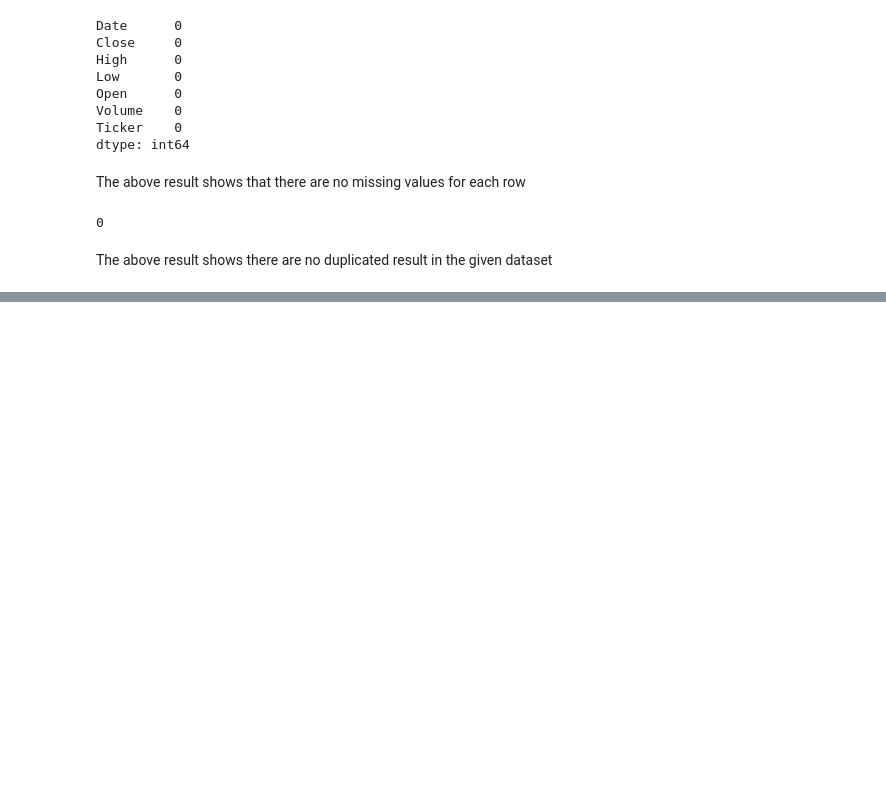
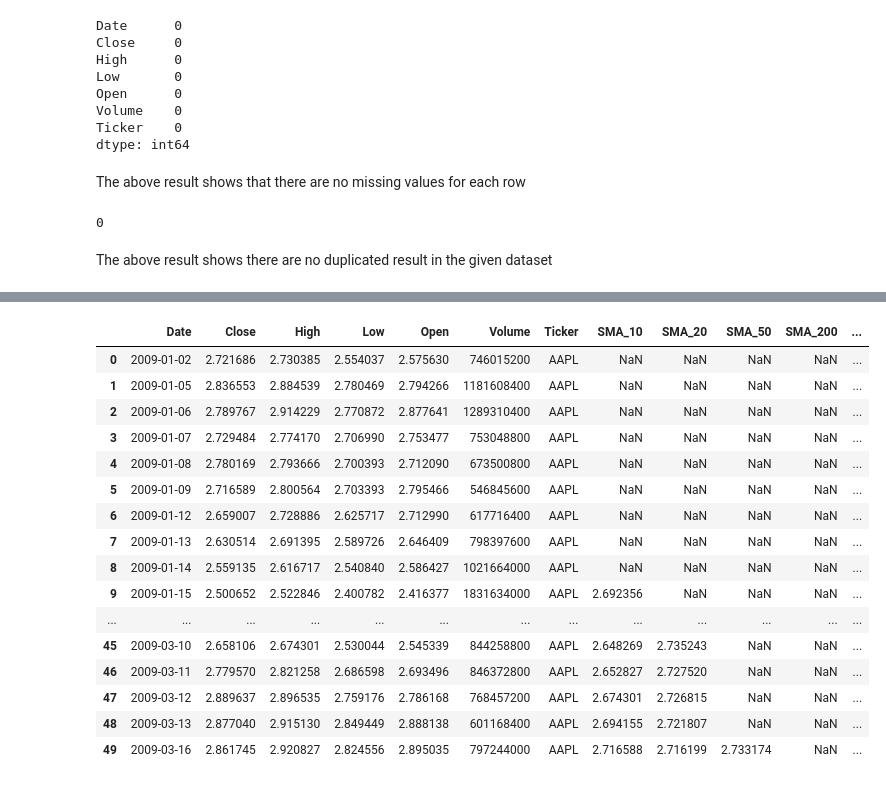
Before and after one commit to hawi088/News-Sentiment, a Jupyter notebook: notebooks/task2_eda.ipynb, the cells around one changed output, grey strips where cells are left out. Drawn from its saved outputs; the diff is of its cells as text; code cells hidden in the pictures; blank space fills up the shorter version.

```diff
--- a/notebooks/task2_eda.ipynb
+++ b/notebooks/task2_eda.ipynb
@@ -94,3 +95,16 @@ print(df.duplicated().sum())
 0
 # %% [markdown]
 The above result shows there are no duplicated result in the given dataset
+# %%
+#now let us prepare our (AAPL) for TA-Lib
+aapl = df_all_stocks[df_all_stocks['Ticker'] =='AAPL'].copy()
+aapl.head()
+#now lets order th data by date
+aapl=aapl.sort_values('Date').reset_index(drop=True)
+# %%
+close_prices = aapl['Close'].values
+high_prices =aapl['High'].values
+low_prices=aapl['Low'].values
+open_prices=aapl['Open'].values
+volumes=aapl['Volume'].values
+close_prices[:5]
@@ -96,0 +132,7 @@ The above result shows there are no duplicated result in the given dataset
+# %%
+#Simple Moving Average (SMA) for 10, 20, 50, and 200 days
+aapl['SMA_10'] = aapl['Close'].rolling(window=10).mean()
+aapl['SMA_20'] = aapl['Close'].rolling(window=20).mean()
+aapl['SMA_50'] = aapl['Close'].rolling(window=50).mean()
+aapl['SMA_200'] = aapl['Close'].rolling(window=200).mean()
+aapl.head(200)
@@ -96,0 +201,25 @@ The above result shows there are no duplicated result in the given dataset
+# %%
+aapl['EMA_9']=talib.EMA(close_prices,timeperiod=9)
+aapl['EMA_12']=talib.EMA(close_prices,timeperiod=12)
+aapl['EMA_20']=talib.EMA(close_prices,timeperiod=20)
+aapl['EMA_26']=talib.EMA(close_prices,timeperiod=26)
+aapl['EMA_50']=talib.EMA(close_prices,timeperiod=50)
+aapl.head(50)
+# %% [output]
+|  | Date | Close | High | Low | Open | Volume | Ticker | SMA_10 | SMA_20 | SMA_50 | SMA_200 | ... |
+| 0 | 2009-01-02 | 2.721686 | 2.730385 | 2.554037 | 2.575630 | 746015200 | AAPL | NaN | NaN | NaN | NaN | ... |
+| 1 | 2009-01-05 | 2.836553 | 2.884539 | 2.780469 | 2.794266 | 1181608400 | AAPL | NaN | NaN | NaN | NaN | ... |
+| 2 | 2009-01-06 | 2.789767 | 2.914229 | 2.770872 | 2.877641 | 1289310400 | AAPL | NaN | NaN | NaN | NaN | ... |
+| 3 | 2009-01-07 | 2.729484 | 2.774170 | 2.706990 | 2.753477 | 753048800 | AAPL | NaN | NaN | NaN | NaN | ... |
+| 4 | 2009-01-08 | 2.780169 | 2.793666 | 2.700393 | 2.712090 | 673500800 | AAPL | NaN | NaN | NaN | NaN | ... |
+| 5 | 2009-01-09 | 2.716589 | 2.800564 | 2.703393 | 2.795466 | 546845600 | AAPL | NaN | NaN | NaN | NaN | ... |
+| 6 | 2009-01-12 | 2.659007 | 2.728886 | 2.625717 | 2.712990 | 617716400 | AAPL | NaN | NaN | NaN | NaN | ... |
+| 7 | 2009-01-13 | 2.630514 | 2.691395 | 2.589726 | 2.646409 | 798397600 | AAPL | NaN | NaN | NaN | NaN | ... |
+| 8 | 2009-01-14 | 2.559135 | 2.616717 | 2.540840 | 2.586427 | 1021664000 | AAPL | NaN | NaN | NaN | NaN | ... |
+| 9 | 2009-01-15 | 2.500652 | 2.522846 | 2.400782 | 2.416377 | 1831634000 | AAPL | 2.692356 | NaN | NaN | NaN | ... |
+| ... | ... | ... | ... | ... | ... | ... | ... | ... | ... | ... | ... | ... |
+| 45 | 2009-03-10 | 2.658106 | 2.674301 | 2.530044 | 2.545339 | 844258800 | AAPL | 2.648269 | 2.735243 | NaN | NaN | ... |
+| 46 | 2009-03-11 | 2.779570 | 2.821258 | 2.686598 | 2.693496 | 846372800 | AAPL | 2.652827 | 2.727520 | NaN | NaN | ... |
+| 47 | 2009-03-12 | 2.889637 | 2.896535 | 2.759176 | 2.786168 | 768457200 | AAPL | 2.674301 | 2.726815 | NaN | NaN | ... |
+| 48 | 2009-03-13 | 2.877040 | 2.915130 | 2.849449 | 2.888138 | 601168400 | AAPL | 2.694155 | 2.721807 | NaN | NaN | ... |
+| 49 | 2009-03-16 | 2.861745 | 2.920827 | 2.824556 | 2.895035 | 797244000 | AAPL | 2.716588 | 2.716199 | 2.733174 | NaN | ... |
```
Also changed, not shown: parts of 12 cells of this notebook.
